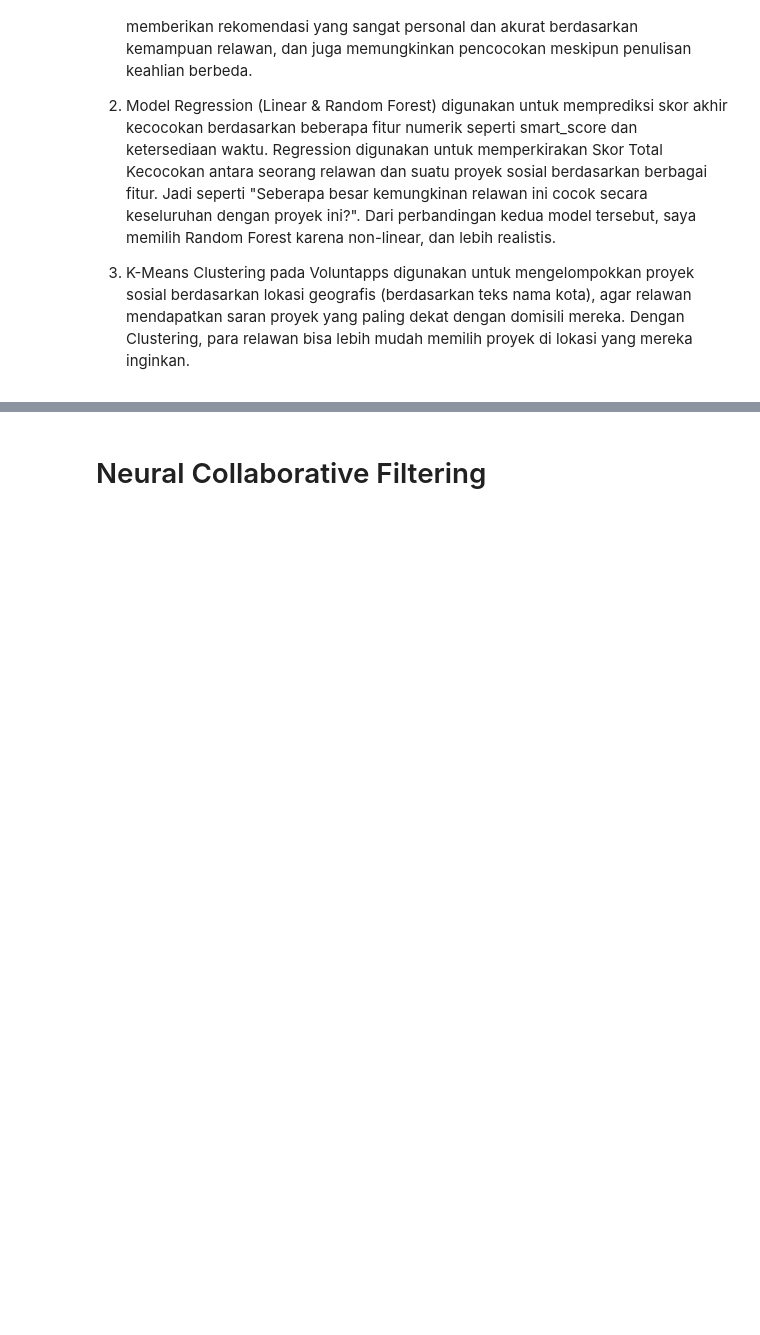
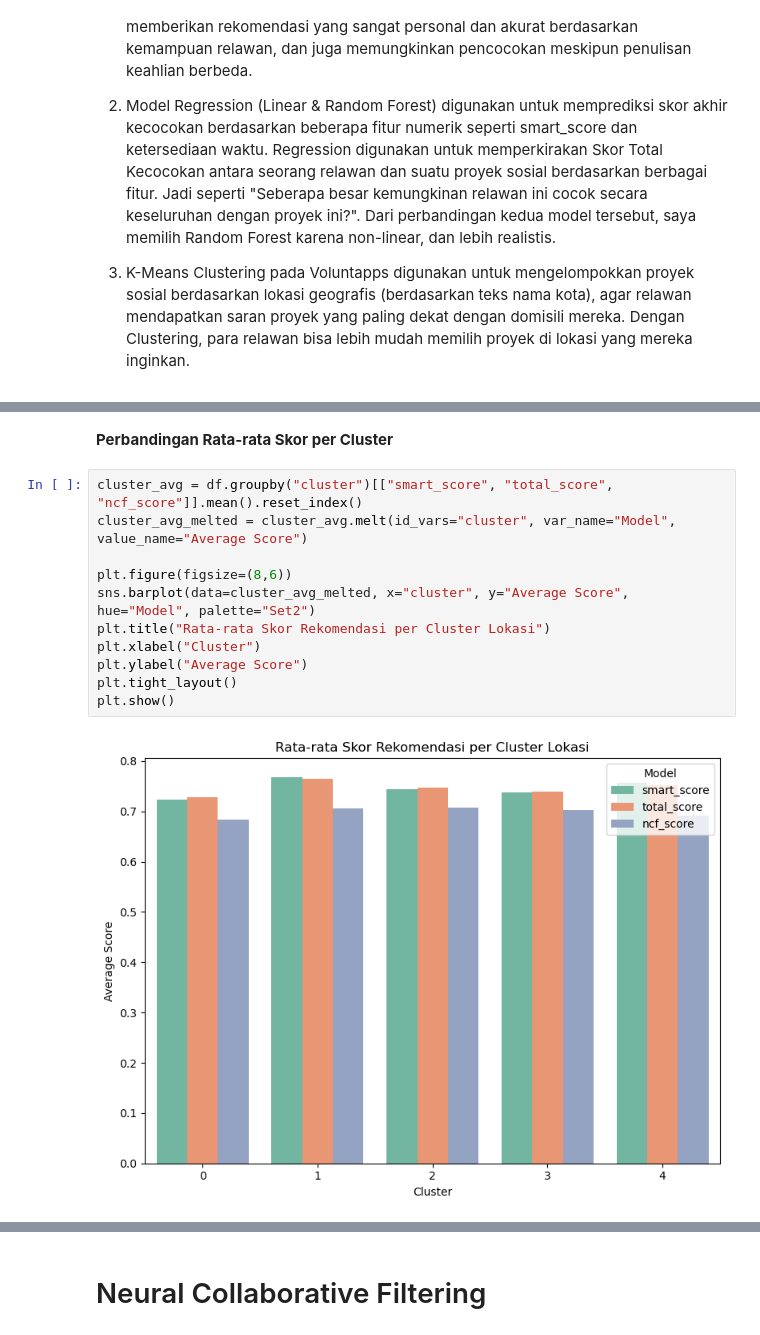
Before and after one commit to paulinadevina11/Voluntapps, a Jupyter notebook: QueensCode_Voluntapps.ipynb, the cells around one changed output, grey strips where cells are left out. Saved outputs shown, nothing was run; the diff lists cells and outputs as text; blank space fills up the shorter version.

```diff
--- a/QueensCode_Voluntapps.ipynb
+++ b/QueensCode_Voluntapps.ipynb
@@ -268,0 +337,15 @@ Berdasarkan 3 Fitur diatas, kita mengetahui bahwa:
+# %% [markdown]
+**Perbandingan Rata-rata Skor per Cluster**
+# %%
+cluster_avg = df.groupby("cluster")[["smart_score", "total_score", "ncf_score"]].mean().reset_index()
+cluster_avg_melted = cluster_avg.melt(id_vars="cluster", var_name="Model", value_name="Average Score")
+
+plt.figure(figsize=(8,6))
+sns.barplot(data=cluster_avg_melted, x="cluster", y="Average Score", hue="Model", palette="Set2")
+plt.title("Rata-rata Skor Rekomendasi per Cluster Lokasi")
+plt.xlabel("Cluster")
+plt.ylabel("Average Score")
+plt.tight_layout()
+plt.show()
+# %% [output]
+[figure, added]
```
Also changed, not shown: parts of 12 cells of this notebook.
